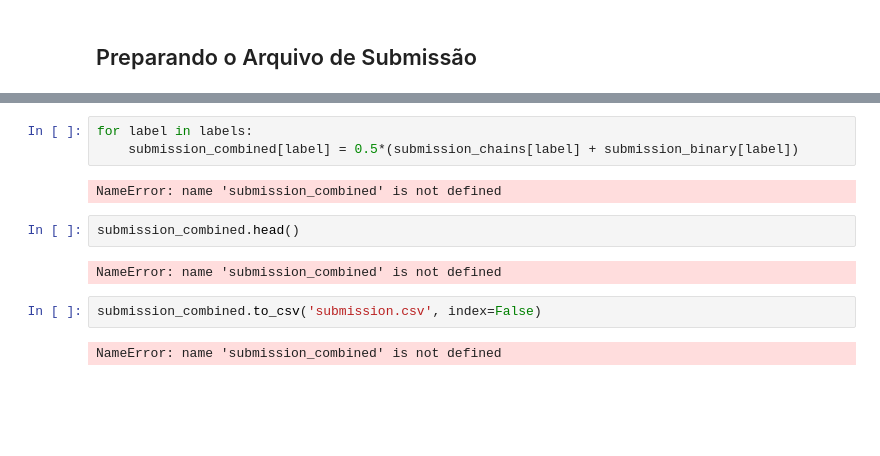
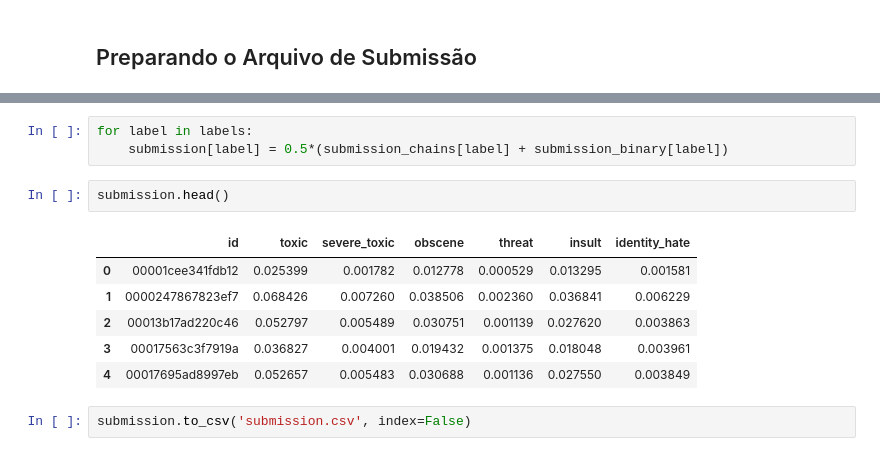
Before and after one commit to barbaraneves/data-mining-2019-2, a Jupyter notebook: Trabalho Prático/Partes 2 e 3 - Resultados parciais e conclusão do projeto/toxic-comment-classification-logistic-regression.ipynb, the cells around one changed output, grey strips where cells are left out. Drawn from its saved outputs; the diff is of its cells as text; blank space fills up the shorter version.

```diff
--- a/Trabalho Prático/Partes 2 e 3 - Resultados parciais e conclusão do projeto/toxic-comment-classification-barbara.ipynb
+++ b/Trabalho Prático/Partes 2 e 3 - Resultados parciais e conclusão do projeto/toxic-comment-classification-logistic-regression.ipynb
@@ -524,13 +520,14 @@ SyntaxError: EOL while scanning string literal (<ipython-input-42-89894bbb030a>,
 # %%
 for label in labels:
-    submission_combined[label] = 0.5*(submission_chains[label] + submission_binary[label])
+    submission[label] = 0.5*(submission_chains[label] + submission_binary[label])
-# %% [output]
-NameError: name 'submission_combined' is not defined
 # %%
-submission_combined.head()
+submission.head()
 # %% [output]
-NameError: name 'submission_combined' is not defined
+|  | id | toxic | severe_toxic | obscene | threat | insult | identity_hate |
+| 0 | 00001cee341fdb12 | 0.025399 | 0.001782 | 0.012778 | 0.000529 | 0.013295 | 0.001581 |
+| 1 | 0000247867823ef7 | 0.068426 | 0.007260 | 0.038506 | 0.002360 | 0.036841 | 0.006229 |
+| 2 | 00013b17ad220c46 | 0.052797 | 0.005489 | 0.030751 | 0.001139 | 0.027620 | 0.003863 |
+| 3 | 00017563c3f7919a | 0.036827 | 0.004001 | 0.019432 | 0.001375 | 0.018048 | 0.003961 |
+| 4 | 00017695ad8997eb | 0.052657 | 0.005483 | 0.030688 | 0.001136 | 0.027550 | 0.003849 |
 # %%
-submission_combined.to_csv('submission.csv', index=False)
+submission.to_csv('submission.csv', index=False)
-# %% [output]
-NameError: name 'submission_combined' is not defined
```
Also changed, not shown: parts of 21 cells of this notebook, 2 other files.
